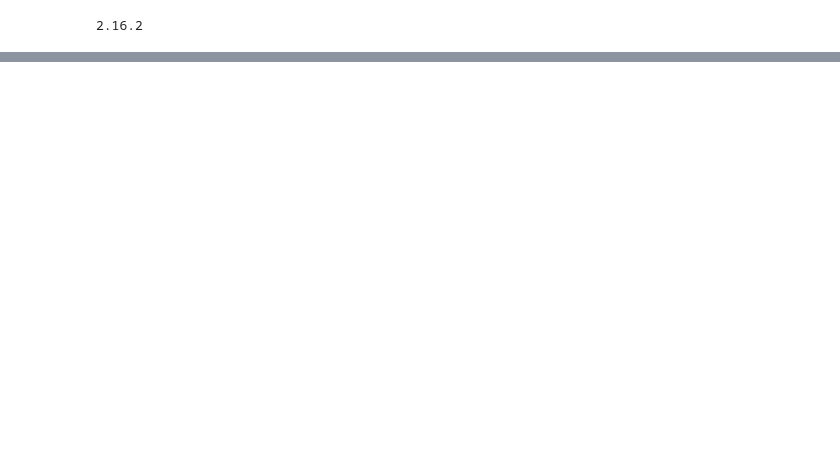
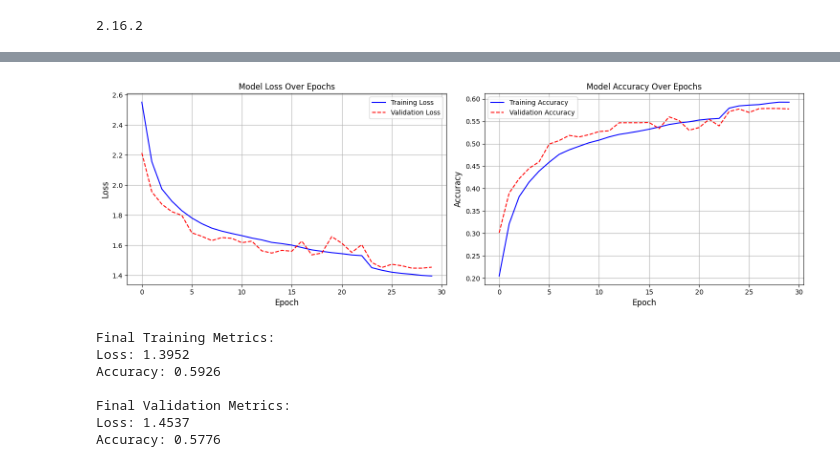
Before and after one commit to Romain-Alm/CFM_DataChallenge, a Jupyter notebook: models.ipynb, the cells around one changed output, grey strips where cells are left out. Drawn from its saved outputs; the diff is of its cells as text; code cells hidden in the pictures; blank space fills up the shorter version.

```diff
--- a/models.ipynb
+++ b/models.ipynb
@@ -232,0 +101,12 @@ def enhanced_gru_model2(input_shape=(100, 11), order_id_dim=100, venue_dim=6,
+# %%
+
+import seaborn as sns
+
+# Train the model
+model, history = train_model(
+    model_function=lambda: hybrid_gru_model(),
+    X=x_train_df,
+    Y=y_train_df,
+    epochs=30,
+    batch_size=32
+)
@@ -232,0 +149,49 @@ def enhanced_gru_model2(input_shape=(100, 11), order_id_dim=100, venue_dim=6,
+# %%
+# Set style parameters manually
+plt.rcParams['figure.figsize'] = (15, 5)
+plt.rcParams['axes.grid'] = True
+plt.rcParams['axes.labelsize'] = 12
+plt.rcParams['xtick.labelsize'] = 10
+plt.rcParams['ytick.labelsize'] = 10
+plt.rcParams['legend.fontsize'] = 10
+
+# Create a figure with two subplots
+fig, (ax1, ax2) = plt.subplots(1, 2)
+
+# Plot training & validation loss
+ax1.plot(history.history['loss'], 'b-', label='Training Loss')
+ax1.plot(history.history['val_loss'], 'r--', label='Validation Loss')
+ax1.set_title('Model Loss Over Epochs')
+ax1.set_xlabel('Epoch')
+ax1.set_ylabel('Loss')
+ax1.legend()
+ax1.grid(True)
+
+# Plot training & validation accuracy
+ax2.plot(history.history['accuracy'], 'b-', label='Training Accuracy')
+ax2.plot(history.history['val_accuracy'], 'r--', label='Validation Accuracy')
+ax2.set_title('Model Accuracy Over Epochs')
+ax2.set_xlabel('Epoch')
+ax2.set_ylabel('Accuracy')
+ax2.legend()
+ax2.grid(True)
+
+plt.tight_layout()
+plt.show()
+
+# Print final metrics
+print("\nFinal Training Metrics:")
+print(f"Loss: {history.history['loss'][-1]:.4f}")
+print(f"Accuracy: {history.history['accuracy'][-1]:.4f}")
+print("\nFinal Validation Metrics:")
+print(f"Loss: {history.history['val_loss'][-1]:.4f}")
+print(f"Accuracy: {history.history['val_accuracy'][-1]:.4f}")
+# %% [output]
+[figure, added]
+Final Training Metrics:
+Loss: 1.3952
+Accuracy: 0.5926
+
+Final Validation Metrics:
+Loss: 1.4537
+Accuracy: 0.5776
```
Also changed, not shown: parts of 28 cells of this notebook, 4 other files.
